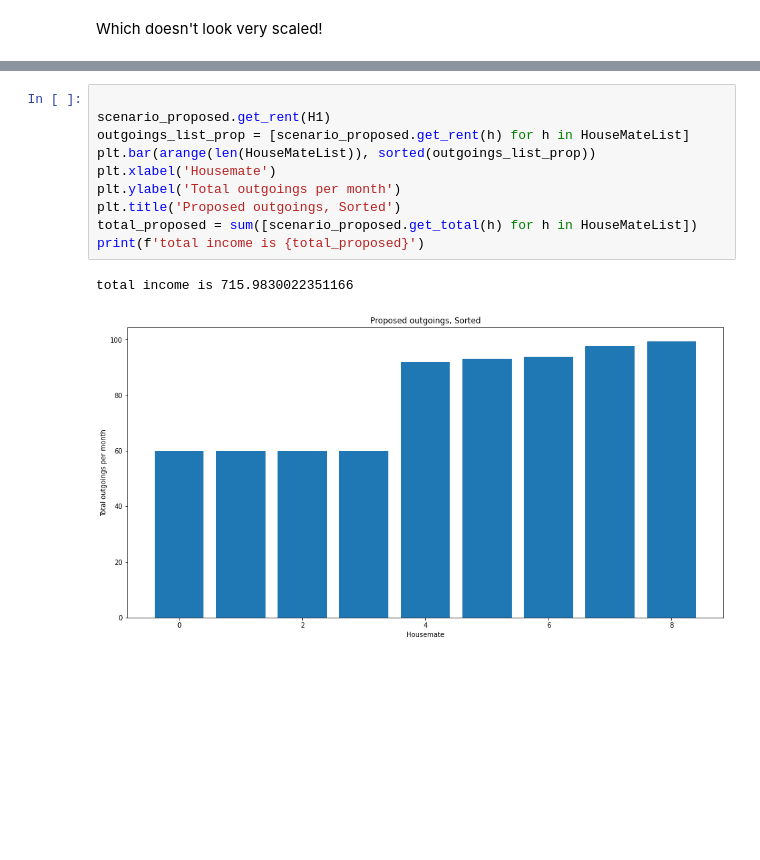
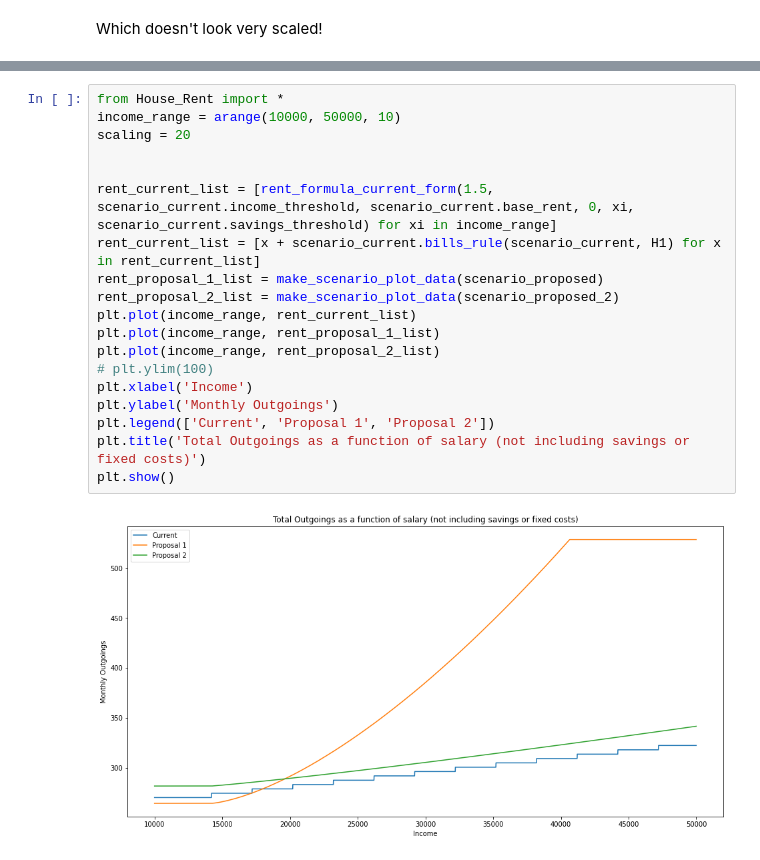
Before and after one commit to DanGoldwater/NedsHeating, a Jupyter notebook: Rent_Proposal.ipynb, the cells around one changed output, grey strips where cells are left out. Cells and saved outputs as stored; diff of their text form; blank space fills up the shorter version.

```diff
--- a/Rent_Proposal.ipynb
+++ b/Rent_Proposal.ipynb
@@ -59,14 +65,22 @@ Text(0.5, 1.0, 'Current incomes (estimated), sorted')
 [figure]
-# %%
-
-scenario_proposed.get_rent(H1)
-outgoings_list_prop = [scenario_proposed.get_rent(h) for h in HouseMateList]
-plt.bar(arange(len(HouseMateList)), sorted(outgoings_list_prop))
-plt.xlabel('Housemate')
-plt.ylabel('Total outgoings per month')
-plt.title('Proposed outgoings, Sorted')
-total_proposed = sum([scenario_proposed.get_total(h) for h in HouseMateList])
-print(f'total income is {total_proposed}')
-# %% [output]
-total income is 715.9830022351166
-[figure, removed]
+# %%
+from House_Rent import *
+income_range = arange(10000, 50000, 10)
+scaling = 20
+
+
+rent_current_list = [rent_formula_current_form(1.5, scenario_current.income_threshold, scenario_current.base_rent, 0, xi, scenario_current.savings_threshold) for xi in income_range]
+rent_current_list = [x + scenario_current.bills_rule(scenario_current, H1) for x in rent_current_list]
+rent_proposal_1_list = make_scenario_plot_data(scenario_proposed)
+rent_proposal_2_list = make_scenario_plot_data(scenario_proposed_2)
+plt.plot(income_range, rent_current_list)
+plt.plot(income_range, rent_proposal_1_list)
+plt.plot(income_range, rent_proposal_2_list)
+# plt.ylim(100)
+plt.xlabel('Income')
+plt.ylabel('Monthly Outgoings')
+plt.legend(['Current', 'Proposal 1', 'Proposal 2'])
+plt.title('Total Outgoings as a function of salary (not including savings or fixed costs)')
+plt.show()
+# %% [output]
+[figure, added]
```
Also changed, not shown: parts of 6 cells of this notebook, 6 other files.
